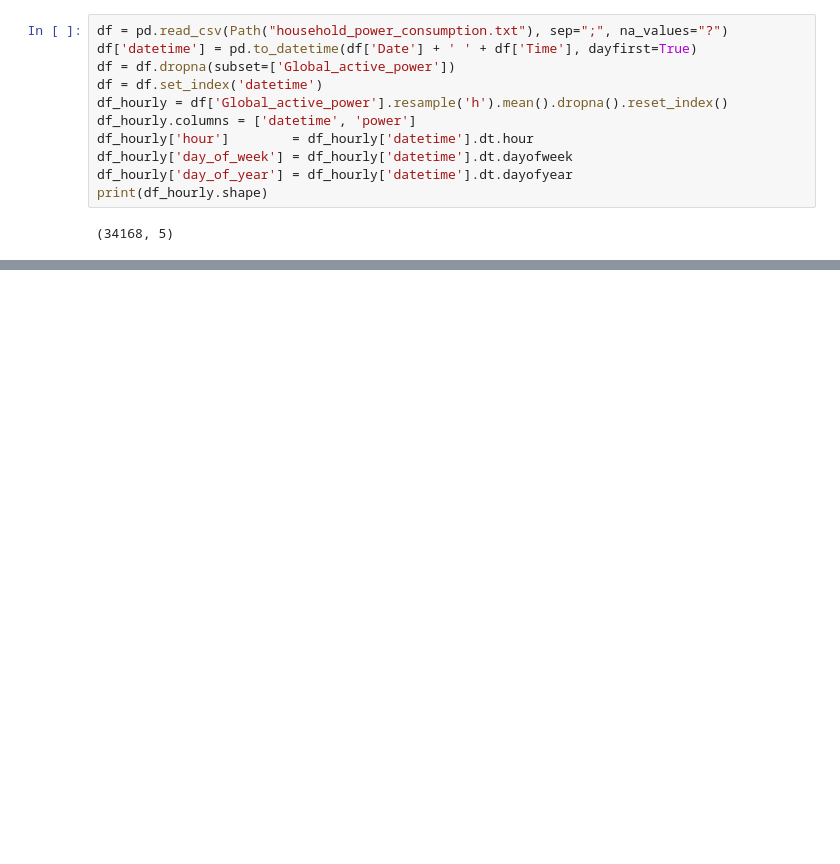
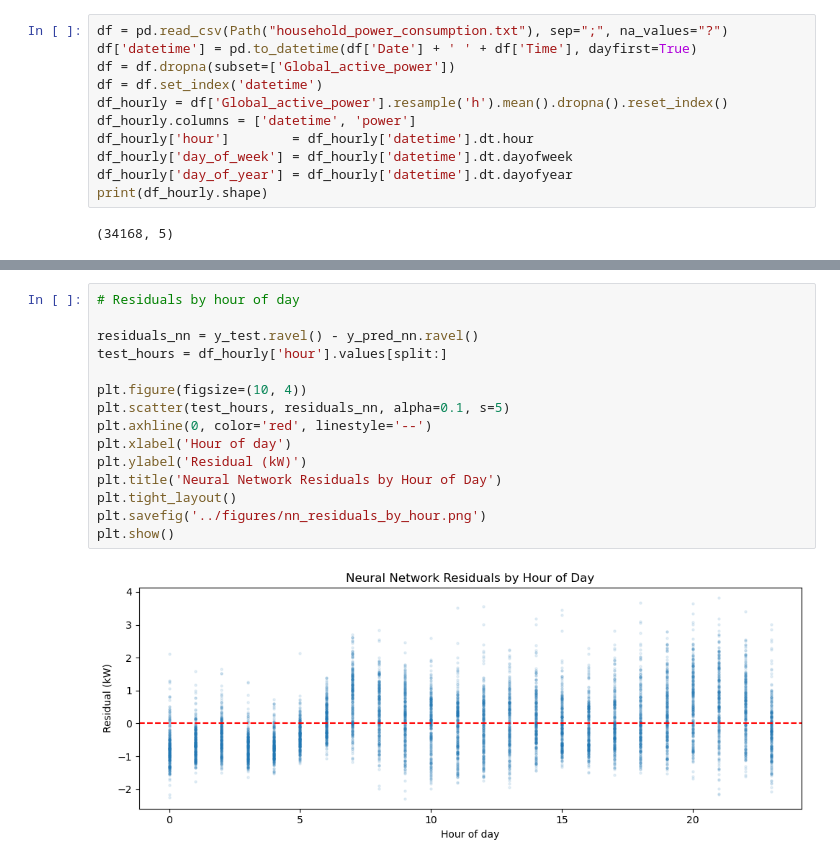
Before and after one commit to LeonLorenz147/AppliedML, a Jupyter notebook: projects/final_project_7/notebooks/Shallow_NN.ipynb, the cells around one changed output, grey strips where cells are left out. Saved outputs shown, nothing was run; the diff lists cells and outputs as text; blank space fills up the shorter version.

```diff
--- a/projects/final_project_7/notebooks/Shallow_NN.ipynb
+++ b/projects/final_project_7/notebooks/Shallow_NN.ipynb
@@ -26,0 +274,17 @@ print(df_hourly.shape)
+# %%
+# Residuals by hour of day
+
+residuals_nn = y_test.ravel() - y_pred_nn.ravel()
+test_hours = df_hourly['hour'].values[split:]
+
+plt.figure(figsize=(10, 4))
+plt.scatter(test_hours, residuals_nn, alpha=0.1, s=5)
+plt.axhline(0, color='red', linestyle='--')
+plt.xlabel('Hour of day')
+plt.ylabel('Residual (kW)')
+plt.title('Neural Network Residuals by Hour of Day')
+plt.tight_layout()
+plt.savefig('../figures/nn_residuals_by_hour.png')
+plt.show()
+# %% [output]
+[figure, added]
```
Also changed, not shown: parts of 9 cells of this notebook, 4 other files.
